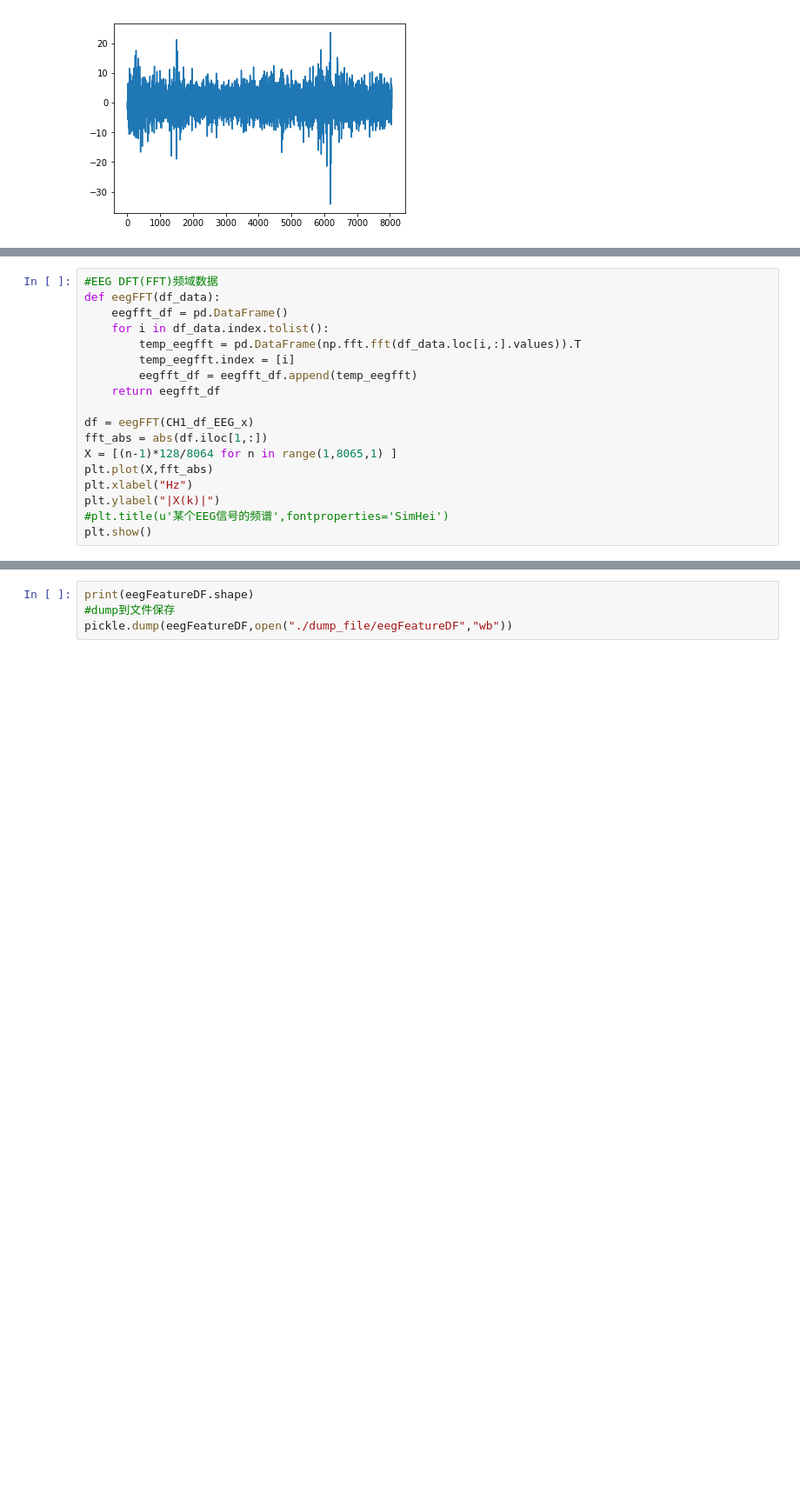
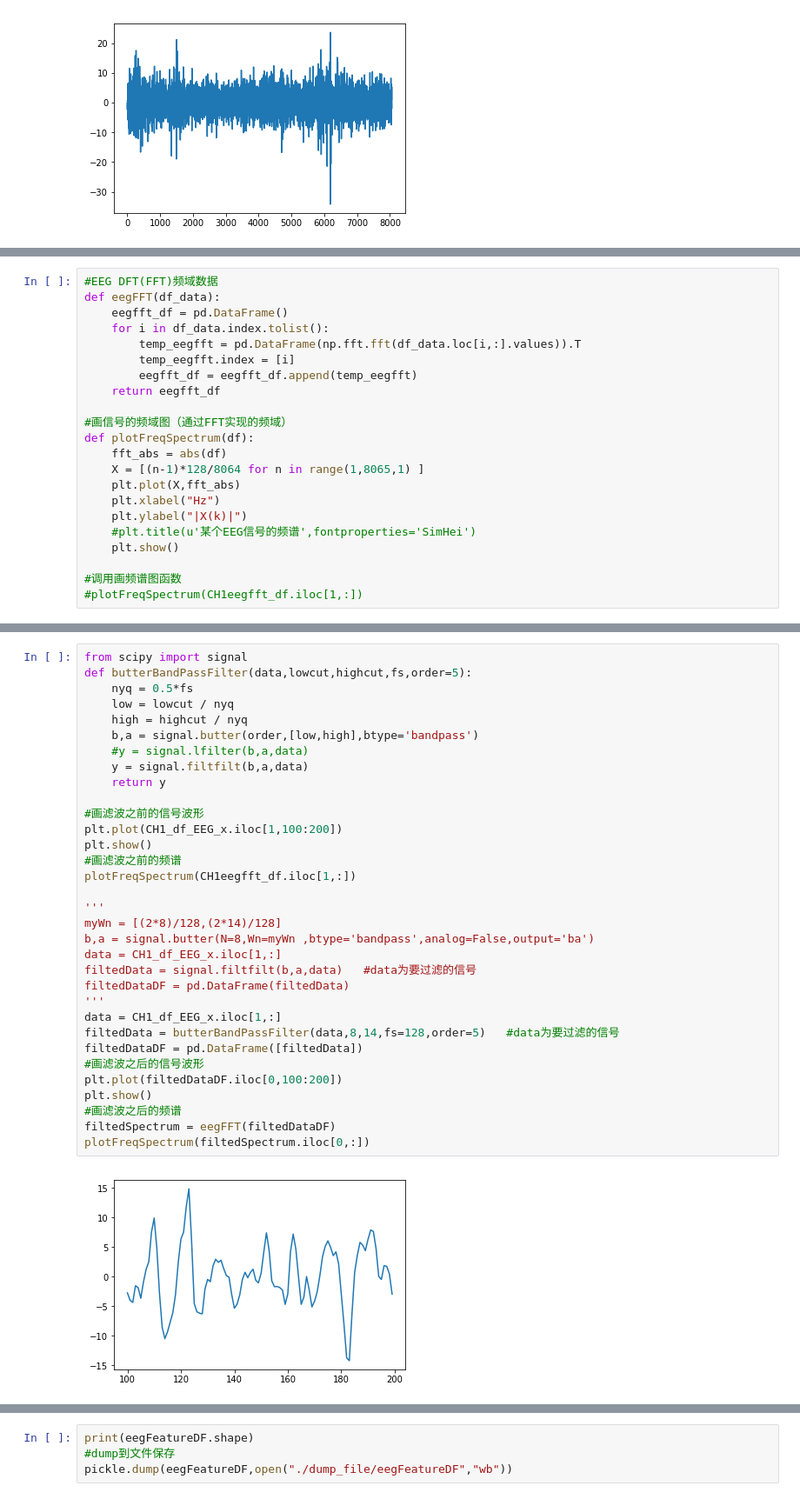
Before and after one commit to Today0219/Emotion-recognition, a Jupyter notebook: EEG_FeatureExtract.ipynb, the cells around one changed output, grey strips where cells are left out. Shown at 87% size. Cells and saved outputs as stored; diff of their text form; blank space fills up the shorter version.

```diff
--- a/EEG_FeatureExtract.ipynb
+++ b/EEG_FeatureExtract.ipynb
@@ -34,11 +79,15 @@ def eegFFT(df_data):
         eegfft_df = eegfft_df.append(temp_eegfft)
     return eegfft_df
 
-df = eegFFT(CH1_df_EEG_x)
-fft_abs = abs(df.iloc[1,:])
-X = [(n-1)*128/8064 for n in range(1,8065,1) ]
-plt.plot(X,fft_abs)
-plt.xlabel("Hz")
-plt.ylabel("|X(k)|")
-#plt.title(u'某个EEG信号的频谱',fontproperties='SimHei')
-plt.show()
+#画信号的频域图（通过FFT实现的频域）
+def plotFreqSpectrum(df):
+    fft_abs = abs(df)
+    X = [(n-1)*128/8064 for n in range(1,8065,1) ]
+    plt.plot(X,fft_abs)
+    plt.xlabel("Hz")
+    plt.ylabel("|X(k)|")
+    #plt.title(u'某个EEG信号的频谱',fontproperties='SimHei')
+    plt.show()
+
+#调用画频谱图函数
+#plotFreqSpectrum(CH1eegfft_df.iloc[1,:])
@@ -102,0 +105,35 @@ for eegCH in range(1,33,1):
+# %%
+from scipy import signal
+def butterBandPassFilter(data,lowcut,highcut,fs,order=5):
+    nyq = 0.5*fs
+    low = lowcut / nyq
+    high = highcut / nyq
+    b,a = signal.butter(order,[low,high],btype='bandpass')
+    #y = signal.lfilter(b,a,data)
+    y = signal.filtfilt(b,a,data)
+    return y
+
+#画滤波之前的信号波形
+plt.plot(CH1_df_EEG_x.iloc[1,100:200])
+plt.show()
+#画滤波之前的频谱
+plotFreqSpectrum(CH1eegfft_df.iloc[1,:])
+
+'''
+myWn = [(2*8)/128,(2*14)/128]
+b,a = signal.butter(N=8,Wn=myWn ,btype='bandpass',analog=False,output='ba')
+data = CH1_df_EEG_x.iloc[1,:]
+filtedData = signal.filtfilt(b,a,data)   #data为要过滤的信号
+filtedDataDF = pd.DataFrame(filtedData)
+'''
+data = CH1_df_EEG_x.iloc[1,:]
+filtedData = butterBandPassFilter(data,8,14,fs=128,order=5)   #data为要过滤的信号
+filtedDataDF = pd.DataFrame([filtedData])
+#画滤波之后的信号波形
+plt.plot(filtedDataDF.iloc[0,100:200])
+plt.show()
+#画滤波之后的频谱
+filtedSpectrum = eegFFT(filtedDataDF)
+plotFreqSpectrum(filtedSpectrum.iloc[0,:])
+# %% [output]
+[figure, added]
```
Also changed, not shown: parts of 14 cells of this notebook, 6 other files.
